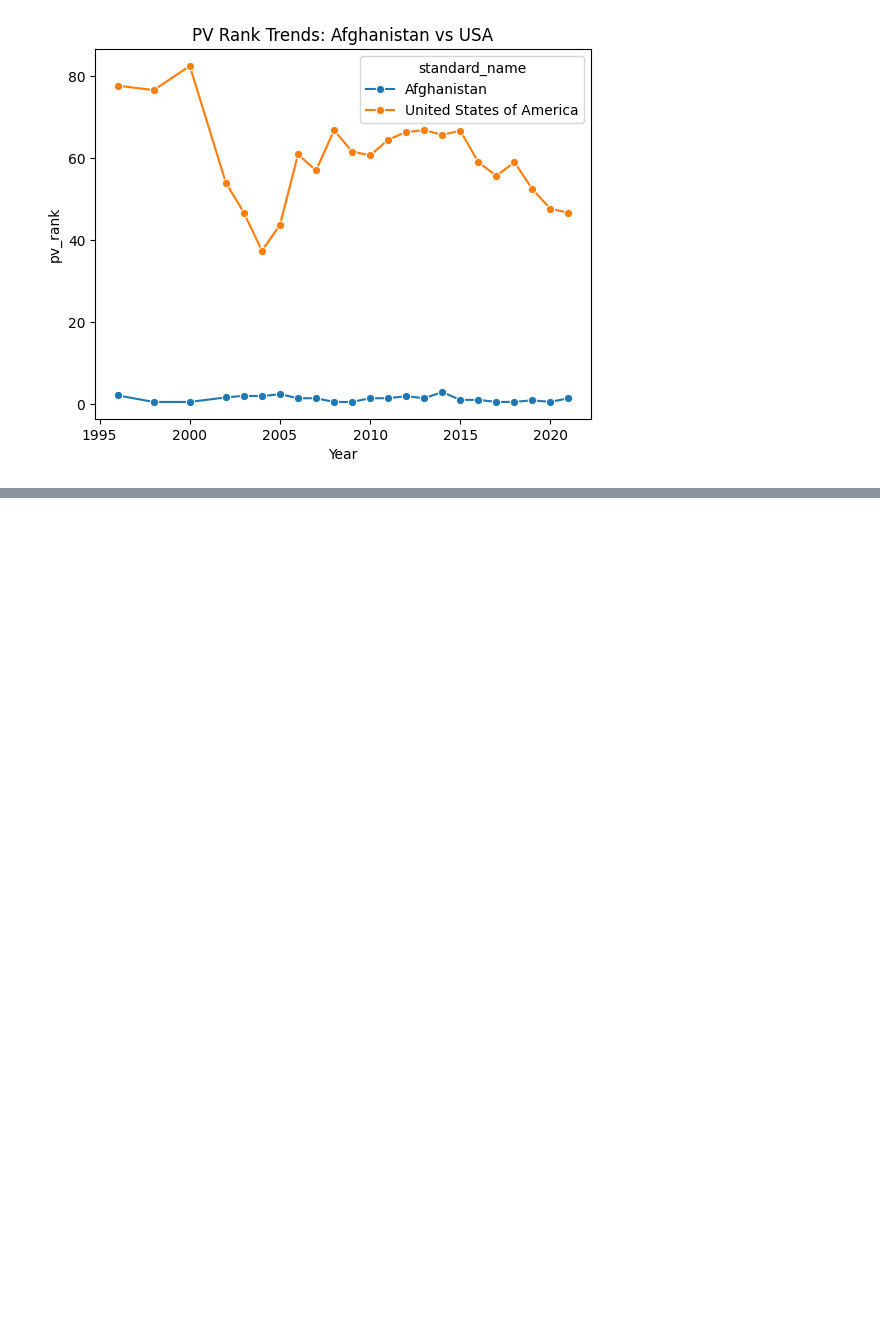
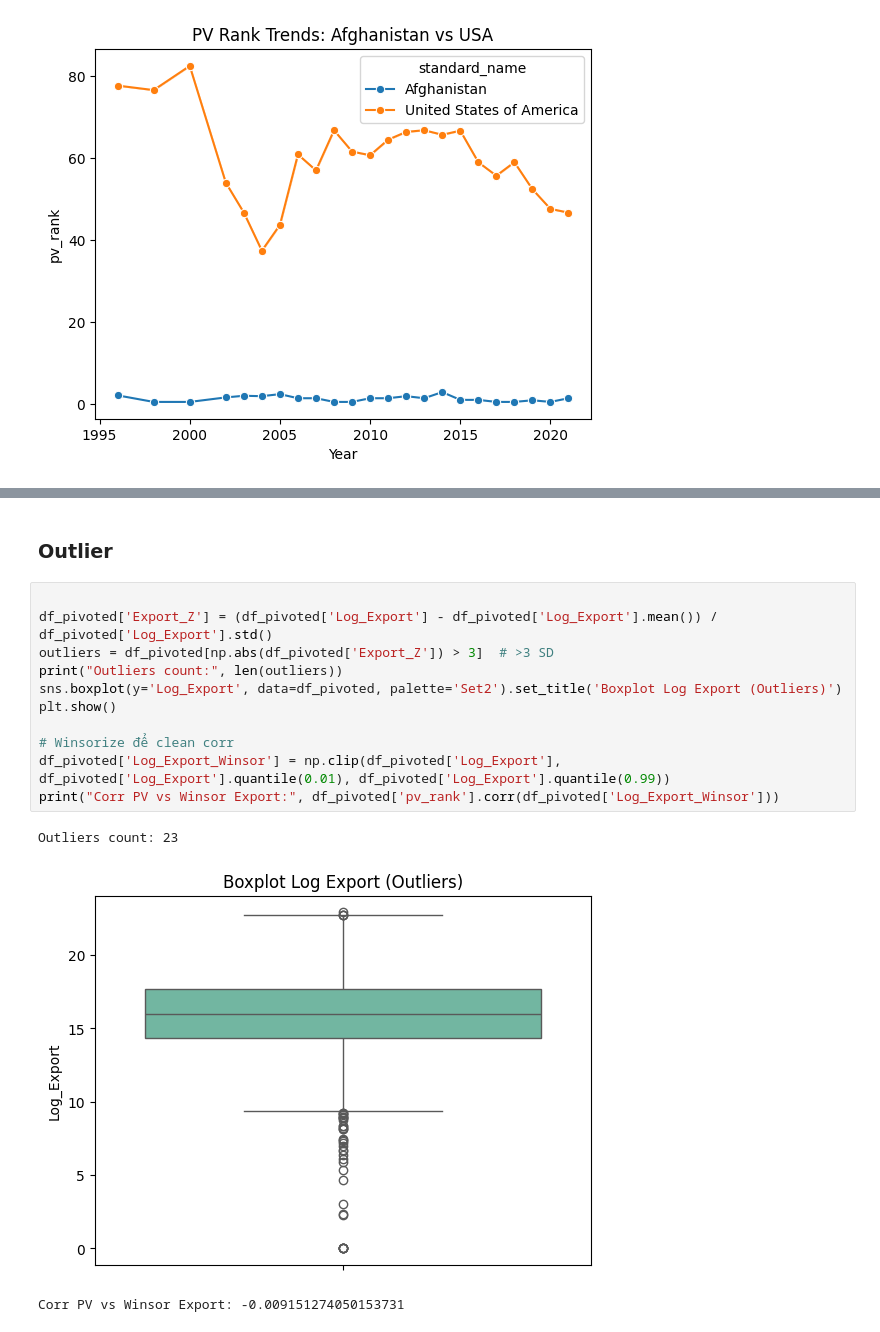
Before and after one commit to fountainhead-2207/DS111, a Jupyter notebook: Data/Bronze/EDA_Overall.ipynb, the cells around one changed output, grey strips where cells are left out. Cells and saved outputs as stored; diff of their text form; blank space fills up the shorter version.

```diff
--- a/Data/Bronze/EDA_Overall.ipynb
+++ b/Data/Bronze/EDA_Overall.ipynb
@@ -609,0 +689,17 @@ plt.show()
+# %% [markdown]
+### Outlier
+# %%
+
+df_pivoted['Export_Z'] = (df_pivoted['Log_Export'] - df_pivoted['Log_Export'].mean()) / df_pivoted['Log_Export'].std()
+outliers = df_pivoted[np.abs(df_pivoted['Export_Z']) > 3]  # >3 SD
+print("Outliers count:", len(outliers))
+sns.boxplot(y='Log_Export', data=df_pivoted, palette='Set2').set_title('Boxplot Log Export (Outliers)')
+plt.show()
+
+# Winsorize để clean corr
+df_pivoted['Log_Export_Winsor'] = np.clip(df_pivoted['Log_Export'], df_pivoted['Log_Export'].quantile(0.01), df_pivoted['Log_Export'].quantile(0.99))
+print("Corr PV vs Winsor Export:", df_pivoted['pv_rank'].corr(df_pivoted['Log_Export_Winsor']))
+# %% [output]
+Outliers count: 23
+[figure, added]
+Corr PV vs Winsor Export: -0.009151274050153731
```
Also changed, not shown: parts of 31 cells of this notebook.
